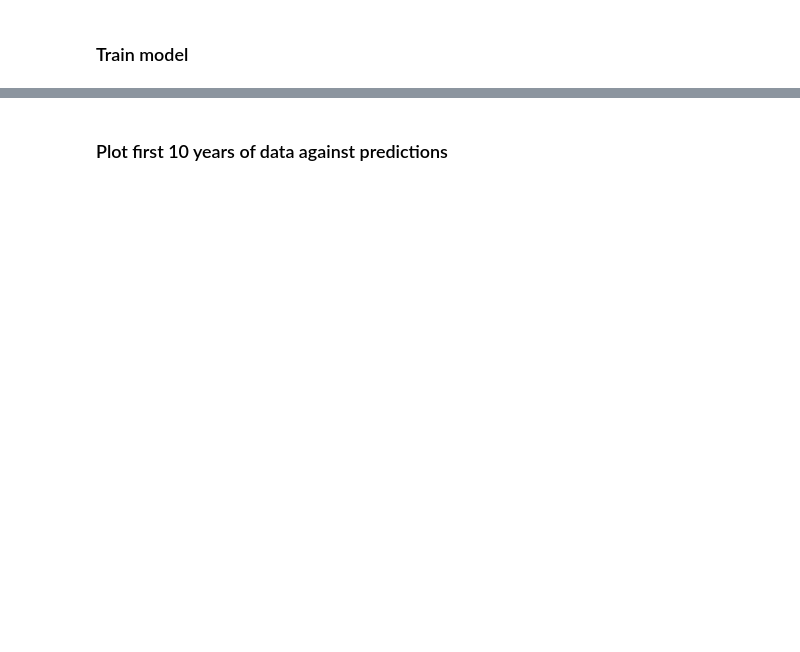
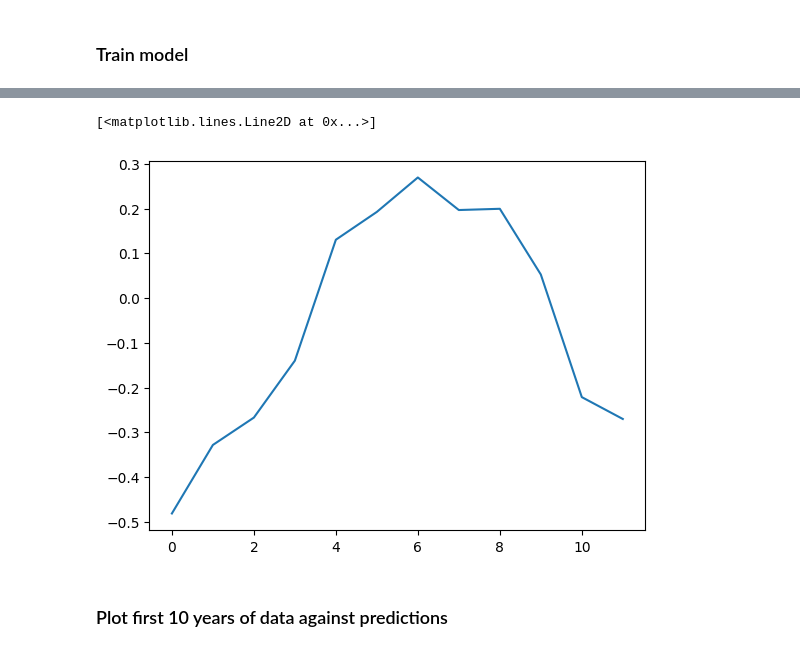
Before and after one commit to rhtweedie/ghcnd_ml, a Jupyter notebook: RNN_country_climate.ipynb, the cells around one changed output, grey strips where cells are left out. Drawn from its saved outputs; the diff is of its cells as text; code cells hidden in the pictures; blank space fills up the shorter version.

```diff
--- a/RNN_country_climate.ipynb
+++ b/RNN_country_climate.ipynb
@@ -172,2 +250,8 @@ ax.plot(target_test)
+# %%
+fig, ax = plt.subplots()
+ax.plot(input_test[0])
+# %% [output]
+[<matplotlib.lines.Line2D at 0x...>]
+[figure, added]
 # %% [markdown]
 ### Plot first 10 years of data against predictions
```
Also changed, not shown: parts of 10 cells of this notebook.
